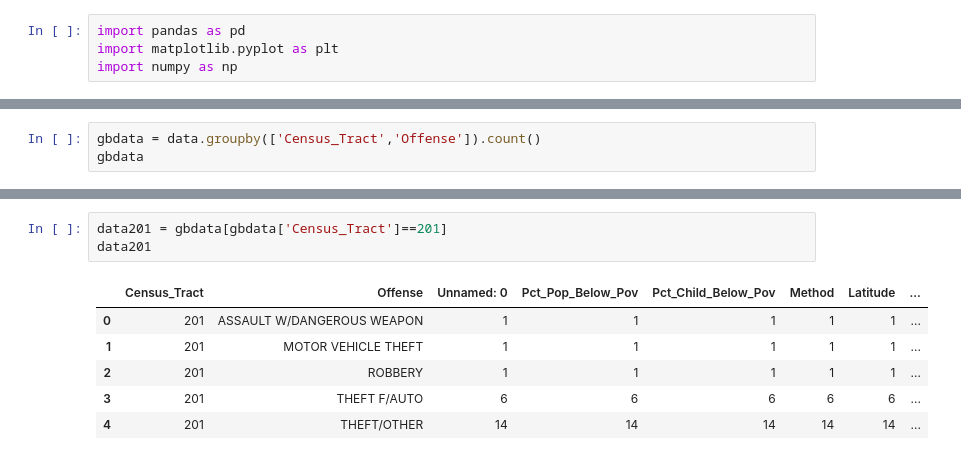
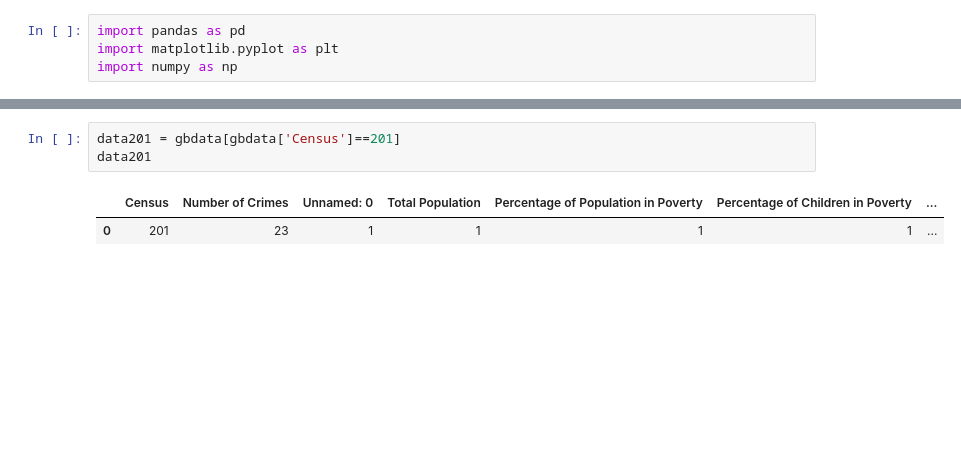
Before and after one commit to poojanagrecha/Crime-and-Poverty-WashingtonD.C, a Jupyter notebook: Pooja- merged_final.ipynb, the cells around one changed output, grey strips where cells are left out. Cells and saved outputs as stored; diff of their text form; blank space fills up the shorter version.

```diff
--- a/Pooja- merged_final.ipynb
+++ b/Pooja- merged_final.ipynb
@@ -40,3 +22,0 @@ sortedinfo
-# %%
-gbdata = data.groupby(['Census_Tract','Offense']).count()
-gbdata
@@ -75,11 +92,7 @@ gbdata
 # %%
-data201 = gbdata[gbdata['Census_Tract']==201]
+data201 = gbdata[gbdata['Census']==201]
 data201
 # %% [output]
-|  | Census_Tract | Offense | Unnamed: 0 | Pct_Pop_Below_Pov | Pct_Child_Below_Pov | Method | Latitude | ... |
-| 0 | 201 | ASSAULT W/DANGEROUS WEAPON | 1 | 1 | 1 | 1 | 1 | ... |
-| 1 | 201 | MOTOR VEHICLE THEFT | 1 | 1 | 1 | 1 | 1 | ... |
-| 2 | 201 | ROBBERY | 1 | 1 | 1 | 1 | 1 | ... |
-| 3 | 201 | THEFT F/AUTO | 6 | 6 | 6 | 6 | 6 | ... |
-| 4 | 201 | THEFT/OTHER | 14 | 14 | 14 | 14 | 14 | ... |
+|  | Census | Number of Crimes | Unnamed: 0 | Total Population | Percentage of Population in Poverty | Percentage of Children in Poverty | ... |
+| 0 | 201 | 23 | 1 | 1 | 1 | 1 | ... |
 # %%
```
Also changed, not shown: parts of 12 cells of this notebook.
